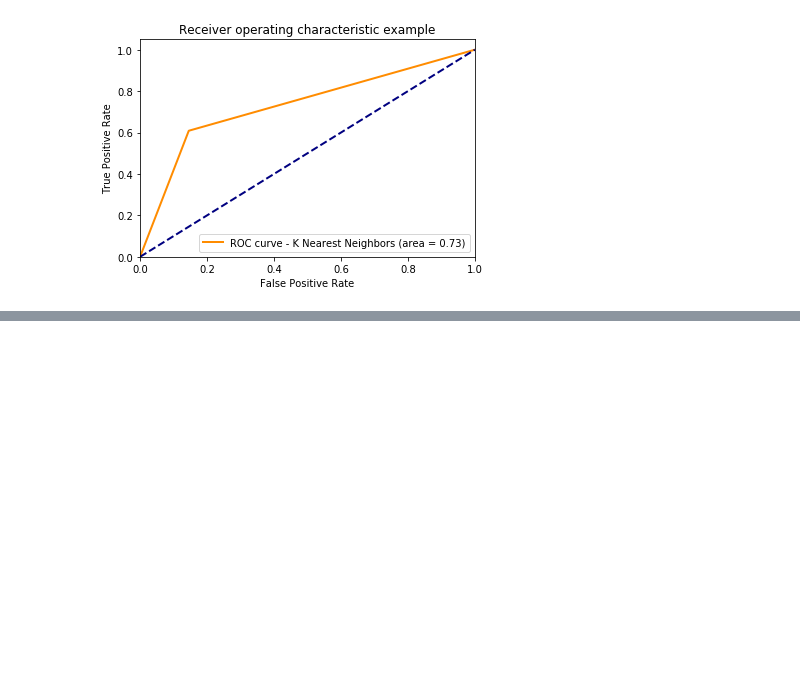
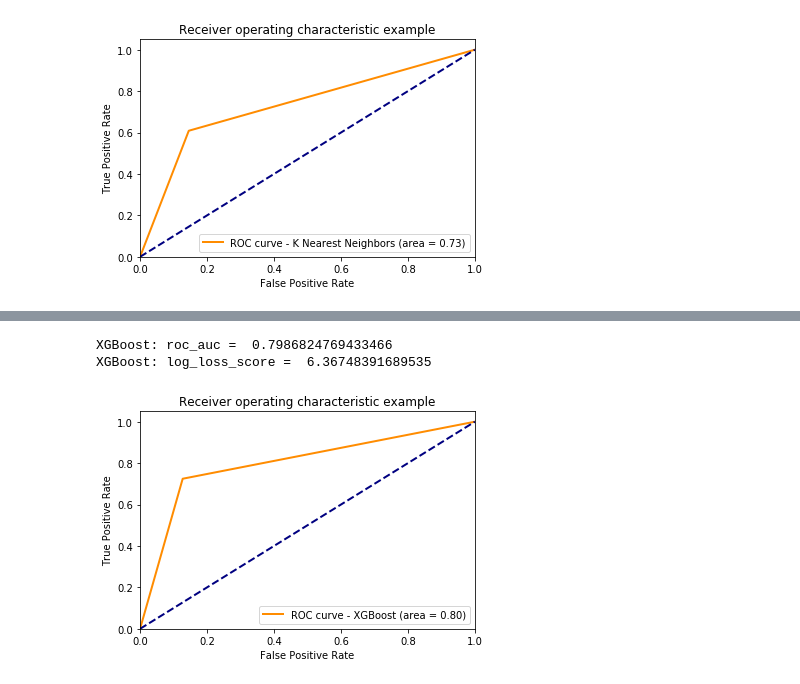
Before and after one commit to vtpanda/TiberDataScienceLearning, a Jupyter notebook: ThirdLesson/Using Additional Models.ipynb, the cells around one changed output, grey strips where cells are left out. Saved outputs shown, nothing was run; the diff lists cells and outputs as text; code cells hidden in the pictures; blank space fills up the shorter version.

```diff
--- a/ThirdLesson/Using Additional Models.ipynb
+++ b/ThirdLesson/Using Additional Models.ipynb
@@ -197,3 +198,30 @@ Random Forest: log_loss_score =  0.7595342129574354
+# %%
+#https://www.datacamp.com/community/tutorials/xgboost-in-python#what
+# param = {'max_depth':2, 'eta':1, 'silent':1, 'objective':'binary:hinge' }
+#param = { 'silent':1, 'objective':'binary:hinge', 'eval_metric':'auc' }
+#num_round = 2
+# bst = xgb.train(param, x_train, num_round)
+# preds = bst.predict(dtest)
+
+clf = xgb.XGBClassifier(objective = 'binary:hinge', eval_metric = 'auc')
+
+model = clf.fit(x_train, y_train['Survived'])
+y_predictions = model.predict(x_test)
+y_probabilities = model.predict_proba(x_test)
+fpr, tpr, thresholds = roc_curve(y_test, y_predictions)
+roc_auc = roc_auc_score(y_test, y_predictions)
+log_loss_score = log_loss(y_test, y_probabilities)
+label = 'XGBoost'
+print("XGBoost: roc_auc = ", roc_auc)
+print("XGBoost: log_loss_score = ", log_loss_score)
+showroccurve(fpr, tpr, roc_auc, label, 'darkorange')
+
+myparam = {'fpr': fpr, 'tpr': tpr, 'roc_auc': roc_auc, 'label': label, 'color': 'pink'}
+myparams.append(myparam)
+# %% [output]
+XGBoost: roc_auc =  0.7986824769433466
+XGBoost: log_loss_score =  6.36748391689535
+[figure, added]
 # %%
 showmultiroccurve(myparams)
 # %% [output]
```
Also changed, not shown: parts of 6 cells of this notebook.
